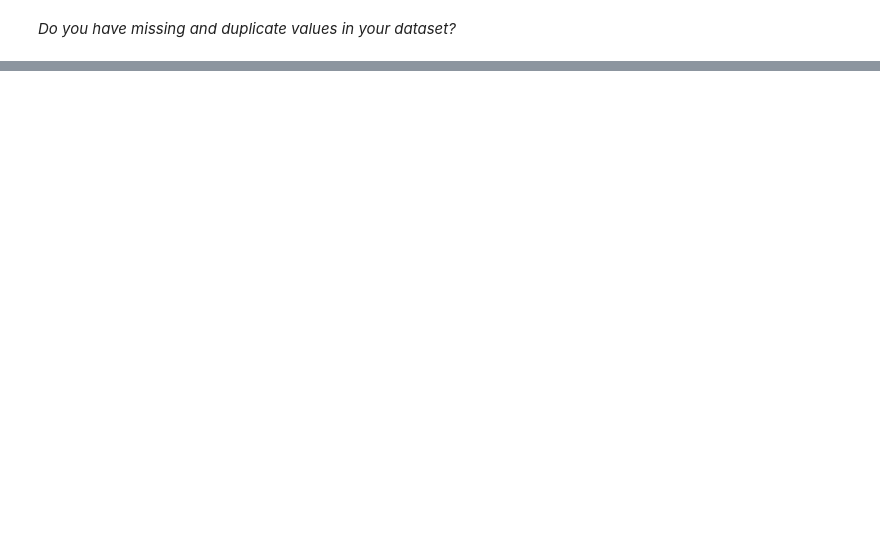
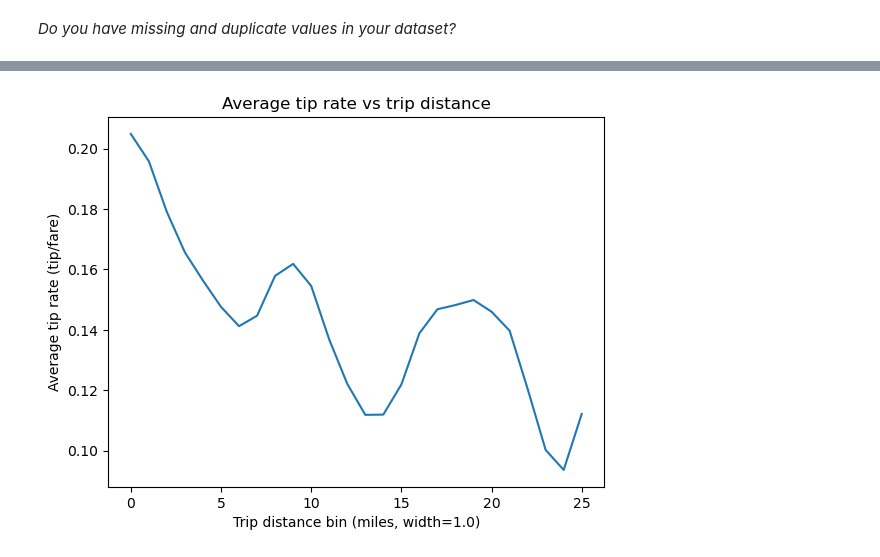
Before and after one commit to JohnKNaughton/COCO2017DSC232R, a Jupyter notebook: Taxi-Milestone2.ipynb, the cells around one changed output, grey strips where cells are left out. Cells and saved outputs as stored; diff of their text form; code cells hidden in the pictures; blank space fills up the shorter version.

```diff
--- a/Taxi-Milestone2.ipynb
+++ b/Taxi-Milestone2.ipynb
@@ -227,0 +320,32 @@ print(f"Duplicate rows: {duplicates}")
+# %%
+# average tip rate by trip distance
+bin_width = 1.0
+max_dist = 25.0
+
+tip_by_dist = (df_clean
+    .where((F.col("trip_distance").isNotNull()) & (F.col("fare_amount") > 0))
+    .where((F.col("trip_distance") >= 0) & (F.col("trip_distance") <= max_dist))
+    .withColumn("dist_bin", (F.floor(F.col("trip_distance") / F.lit(bin_width)) * F.lit(bin_width)).cast("double"))
+    .withColumn("tip_rate", (F.col("tip_amount") / F.col("fare_amount")))
+    .where((F.col("tip_rate") >= 0) & (F.col("tip_rate") <= 1.0))  # trim extreme anomalies
+    .groupBy("dist_bin")
+    .agg(
+        F.avg("tip_rate").alias("avg_tip_rate"),
+        F.count("*").alias("n")
+    )
+    .where(F.col("n") >= 1000)   # reduce noise; adjust if needed
+    .orderBy("dist_bin")
+    .collect()
+)
+
+x = [float(r["dist_bin"]) for r in tip_by_dist]
+y = [float(r["avg_tip_rate"]) for r in tip_by_dist]
+
+plt.figure()
+plt.plot(x, y)
+plt.xlabel(f"Trip distance bin (miles, width={bin_width})")
+plt.ylabel("Average tip rate (tip/fare)")
+plt.title("Average tip rate vs trip distance")
+plt.show()
+# %% [output]
+[figure, added]
```
Also changed, not shown: parts of 16 cells of this notebook.
